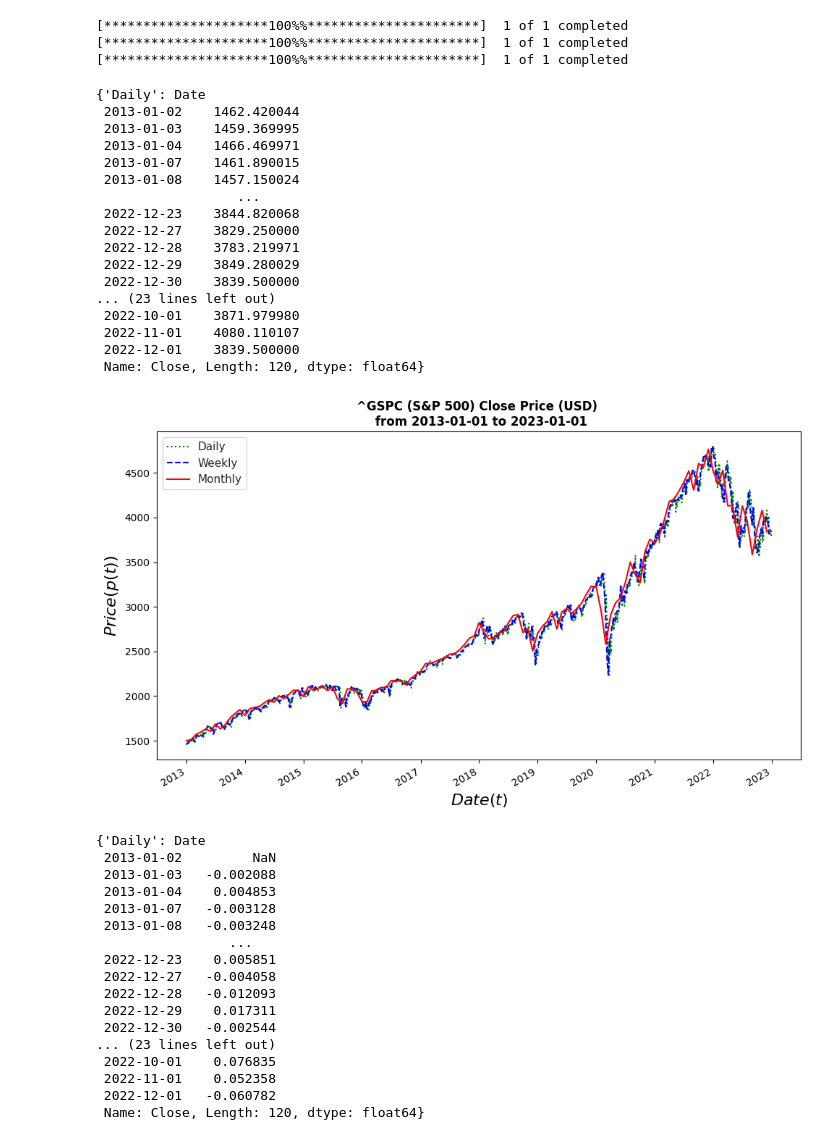
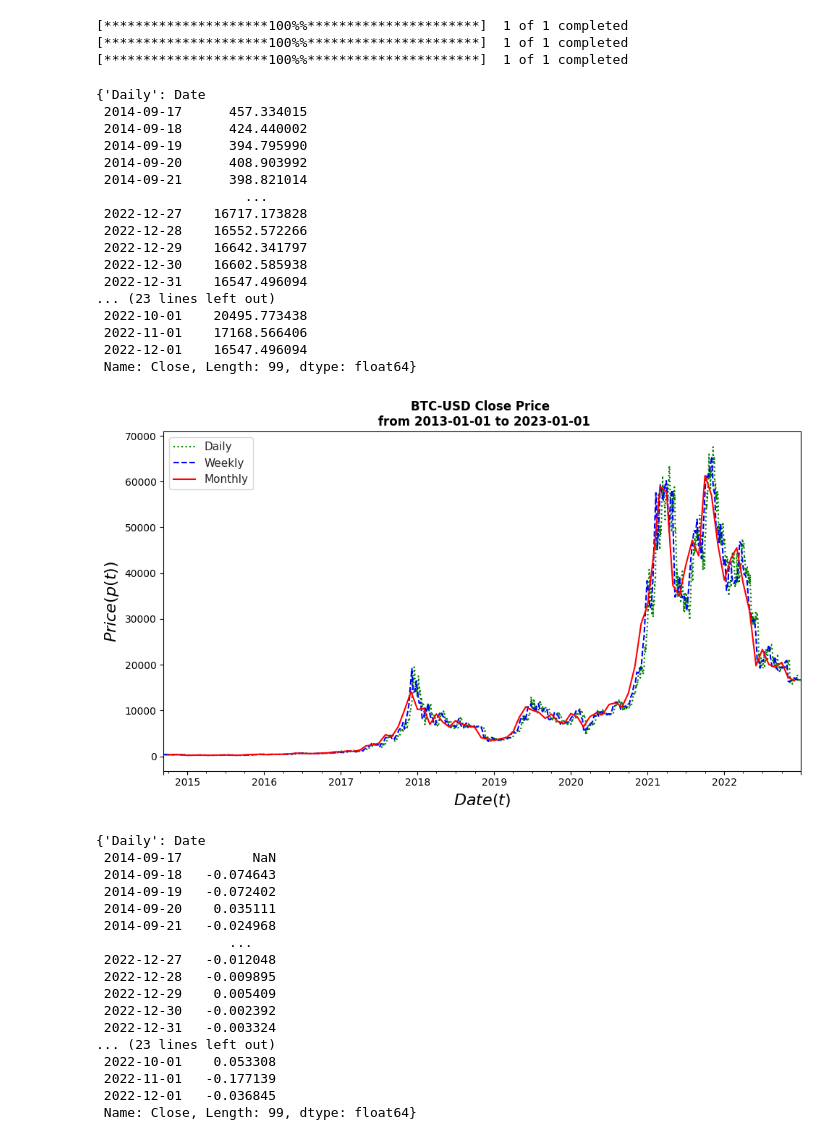
Before and after one commit to amirgholizad/tails_of_distributions, a Jupyter notebook: moving_distributions.ipynb, the cells around one changed output. Cells and saved outputs as stored; diff of their text form; code cells hidden in the pictures.

```diff
--- a/moving_distributions.ipynb
+++ b/moving_distributions.ipynb
@@ -13,7 +13,7 @@ from matplotlib import rcParams
 import matplotlib.pyplot as plt
 import matplotlib.dates as mdates
 # %%
-ticker = "^GSPC"
+ticker = "BTC-USD"
 start_date = "2013-01-01"
 end_date = "2023-01-01"
 
@@ -38,34 +38,34 @@ data_base = {"Daily": day_data["Close"], "Weekly": week_data["Close"], "Monthly"
 data_base
 # %% [output]
 {'Daily': Date
- 2013-01-02    1462.420044
- 2013-01-03    1459.369995
- 2013-01-04    1466.469971
- 2013-01-07    1461.890015
- 2013-01-08    1457.150024
-                  ...
- 2022-12-23    3844.820068
- 2022-12-27    3829.250000
- 2022-12-28    3783.219971
- 2022-12-29    3849.280029
- 2022-12-30    3839.500000
+ 2014-09-17      457.334015
+ 2014-09-18      424.440002
+ 2014-09-19      394.795990
+ 2014-09-20      408.903992
+ 2014-09-21      398.821014
+                   ...
+ 2022-12-27    16717.173828
+ 2022-12-28    16552.572266
+ 2022-12-29    16642.341797
+ 2022-12-30    16602.585938
+ 2022-12-31    16547.496094
 ... (23 lines left out)
- 2022-10-01    3871.979980
- 2022-11-01    4080.110107
- 2022-12-01    3839.500000
- Name: Close, Length: 120, dtype: float64}
+ 2022-10-01    20495.773438
+ 2022-11-01    17168.566406
+ 2022-12-01    16547.496094
+ Name: Close, Length: 99, dtype: float64}
 # %%
 for (interval, price), linestyle, color in zip(data_base.items(), [":", "--", "-"], ["green", "blue", "red"]):
     price.plot(y="Close", label=interval, color=color, figsize=(10,6), linestyle=linestyle)
 plt.xlabel(xlabel="$Date (t)$", fontweight="bold", style="italic", fontsize = 16)
 plt.ylabel(ylabel="$Price (p(t))$", fontweight="bold", style="italic", fontsize = 16)
-plt.title(f"{ticker} (S&P 500) Close Price (USD) \n from {start_date} to {end_date}", fontweight="bold")
+plt.title(f"{ticker} Close Price \n from {start_date} to {end_date}", fontweight="bold")
 sns.set(style="whitegrid")
 plt.legend()
 plt.tight_layout()
 plt.show();
 # %% [output]
-[figure, old version]
+[figure, new version]
 # %%
 returns = []
 for intervals, prices in data_base.items():
@@ -74,22 +74,22 @@ returns = dict(zip(data_base.keys(), returns))
 returns
 # %% [output]
 {'Daily': Date
- 2013-01-02         NaN
- 2013-01-03   -0.002088
- 2013-01-04    0.004853
- 2013-01-07   -0.003128
- 2013-01-08   -0.003248
+ 2014-09-17         NaN
+ 2014-09-18   -0.074643
+ 2014-09-19   -0.072402
+ 2014-09-20    0.035111
+ 2014-09-21   -0.024968
                  ...
- 2022-12-23    0.005851
- 2022-12-27   -0.004058
- 2022-12-28   -0.012093
- 2022-12-29    0.017311
- 2022-12-30   -0.002544
+ 2022-12-27   -0.012048
+ 2022-12-28   -0.009895
+ 2022-12-29    0.005409
+ 2022-12-30   -0.002392
+ 2022-12-31   -0.003324
 ... (23 lines left out)
- 2022-10-01    0.076835
- 2022-11-01    0.052358
- 2022-12-01   -0.060782
- Name: Close, Length: 120, dtype: float64}
+ 2022-10-01    0.053308
+ 2022-11-01   -0.177139
+ 2022-12-01   -0.036845
+ Name: Close, Length: 99, dtype: float64}
 # %%
 plt.cla()
 plt.clf()
```
Also changed, not shown: parts of 5 cells of this notebook, 1 other file.
